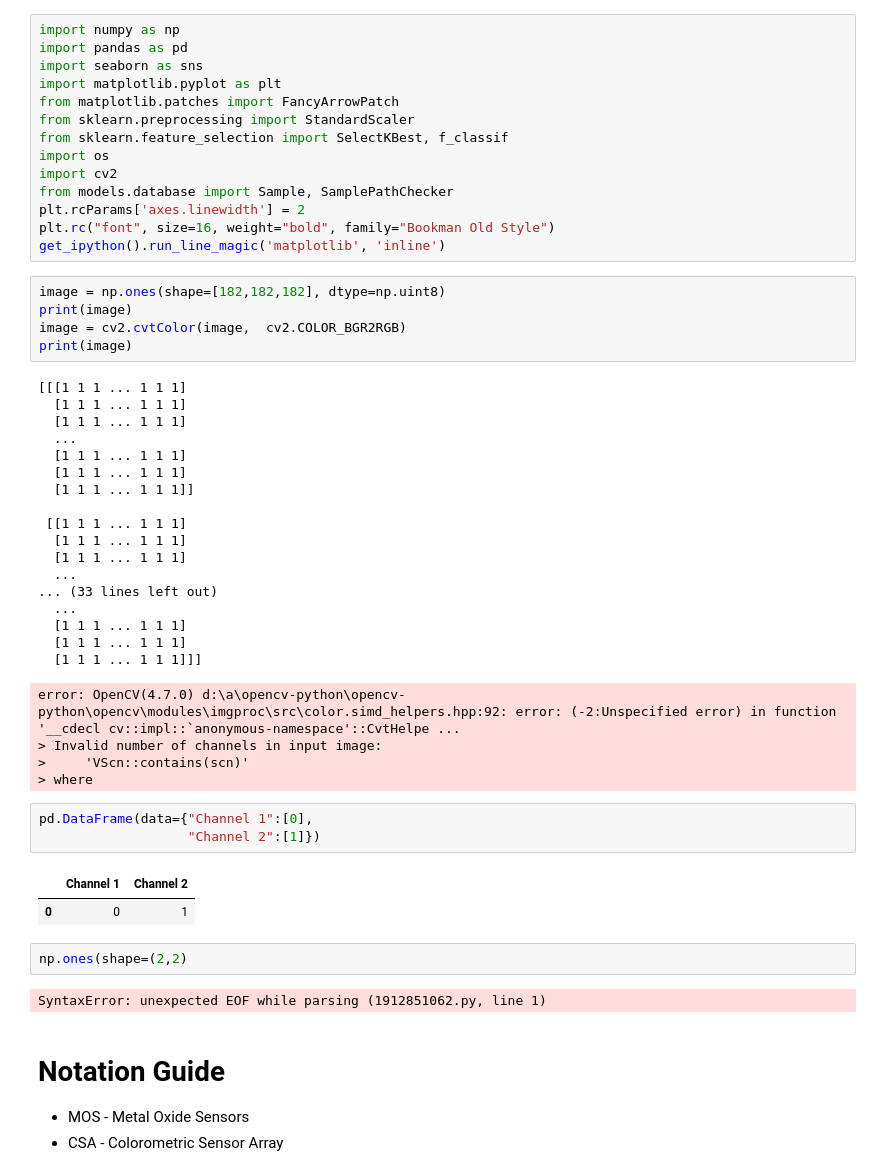
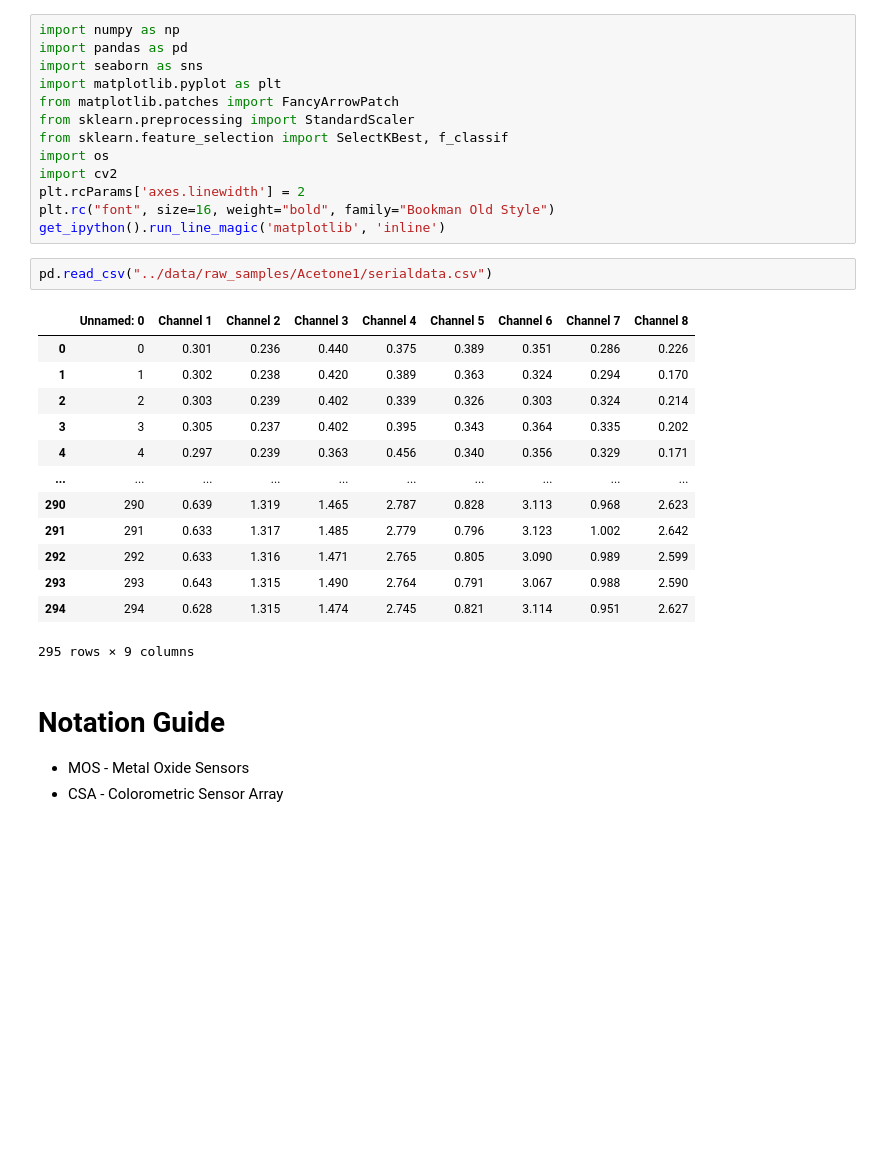
Before and after one commit to aungkhantmaw64/EnoseDataAnalysis, a Jupyter notebook: notebooks/sensor_responses.ipynb, the cells around one changed output. Saved outputs shown, nothing was run; the diff lists cells and outputs as text; blank space fills up the shorter version.

```diff
--- a/notebooks/sensor_responses.ipynb
+++ b/notebooks/sensor_responses.ipynb
@@ -8,47 +8,25 @@ from sklearn.preprocessing import StandardScaler
 from sklearn.feature_selection import SelectKBest, f_classif
 import os
 import cv2
-from models.database import Sample, SamplePathChecker
 plt.rcParams['axes.linewidth'] = 2
 plt.rc("font", size=16, weight="bold", family="Bookman Old Style")
 get_ipython().run_line_magic('matplotlib', 'inline')
-# %%
-image = np.ones(shape=[182,182,182], dtype=np.uint8)
-print(image)
-image = cv2.cvtColor(image,  cv2.COLOR_BGR2RGB)
-print(image)
-# %% [output]
-[[[1 1 1 ... 1 1 1]
-  [1 1 1 ... 1 1 1]
-  [1 1 1 ... 1 1 1]
-  ...
-  [1 1 1 ... 1 1 1]
-  [1 1 1 ... 1 1 1]
-  [1 1 1 ... 1 1 1]]
-
- [[1 1 1 ... 1 1 1]
-  [1 1 1 ... 1 1 1]
-  [1 1 1 ... 1 1 1]
-  ...
-... (33 lines left out)
-  ...
-  [1 1 1 ... 1 1 1]
-  [1 1 1 ... 1 1 1]
-  [1 1 1 ... 1 1 1]]]
-error: OpenCV(4.7.0) d:\a\opencv-python\opencv-python\opencv\modules\imgproc\src\color.simd_helpers.hpp:92: error: (-2:Unspecified error) in function '__cdecl cv::impl::`anonymous-namespace'::CvtHelpe ...
-> Invalid number of channels in input image:
->     'VScn::contains(scn)'
-> where
 # %%
-pd.DataFrame(data={"Channel 1":[0],
-                   "Channel 2":[1]})
+pd.read_csv("../data/raw_samples/Acetone1/serialdata.csv")
 # %% [output]
-|  | Channel 1 | Channel 2 |
-| 0 | 0 | 1 |
+|  | Unnamed: 0 | Channel 1 | Channel 2 | Channel 3 | Channel 4 | Channel 5 | Channel 6 | Channel 7 | Channel 8 |
+| 0 | 0 | 0.301 | 0.236 | 0.440 | 0.375 | 0.389 | 0.351 | 0.286 | 0.226 |
+| 1 | 1 | 0.302 | 0.238 | 0.420 | 0.389 | 0.363 | 0.324 | 0.294 | 0.170 |
+| 2 | 2 | 0.303 | 0.239 | 0.402 | 0.339 | 0.326 | 0.303 | 0.324 | 0.214 |
+| 3 | 3 | 0.305 | 0.237 | 0.402 | 0.395 | 0.343 | 0.364 | 0.335 | 0.202 |
+| 4 | 4 | 0.297 | 0.239 | 0.363 | 0.456 | 0.340 | 0.356 | 0.329 | 0.171 |
+| ... | ... | ... | ... | ... | ... | ... | ... | ... | ... |
+| 290 | 290 | 0.639 | 1.319 | 1.465 | 2.787 | 0.828 | 3.113 | 0.968 | 2.623 |
+| 291 | 291 | 0.633 | 1.317 | 1.485 | 2.779 | 0.796 | 3.123 | 1.002 | 2.642 |
+| 292 | 292 | 0.633 | 1.316 | 1.471 | 2.765 | 0.805 | 3.090 | 0.989 | 2.599 |
+| 293 | 293 | 0.643 | 1.315 | 1.490 | 2.764 | 0.791 | 3.067 | 0.988 | 2.590 |
+| 294 | 294 | 0.628 | 1.315 | 1.474 | 2.745 | 0.821 | 3.114 | 0.951 | 2.627 |
+295 rows × 9 columns
-# %%
-np.ones(shape=(2,2)
-# %% [output]
-SyntaxError: unexpected EOF while parsing (1912851062.py, line 1)
 # %% [markdown]
 # Notation Guide
 - MOS - Metal Oxide Sensors
```
